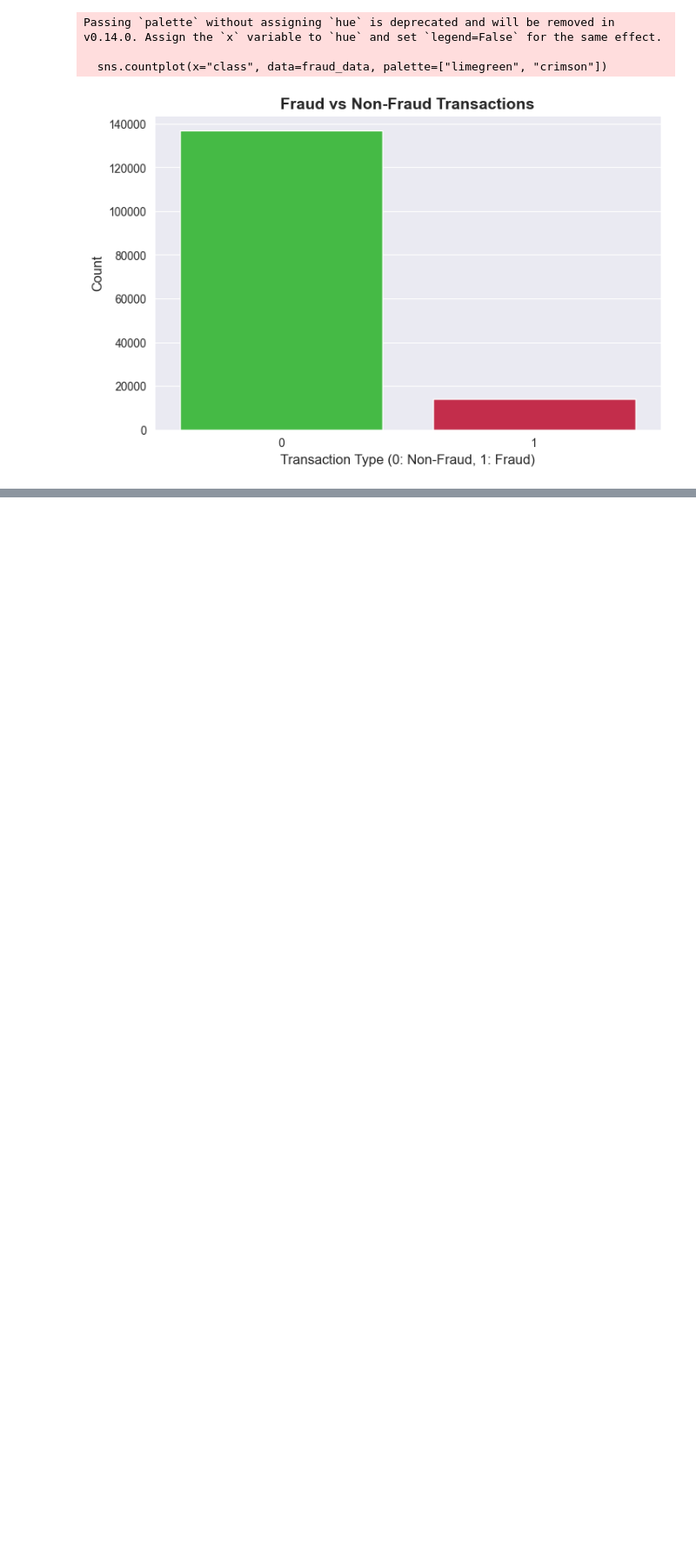
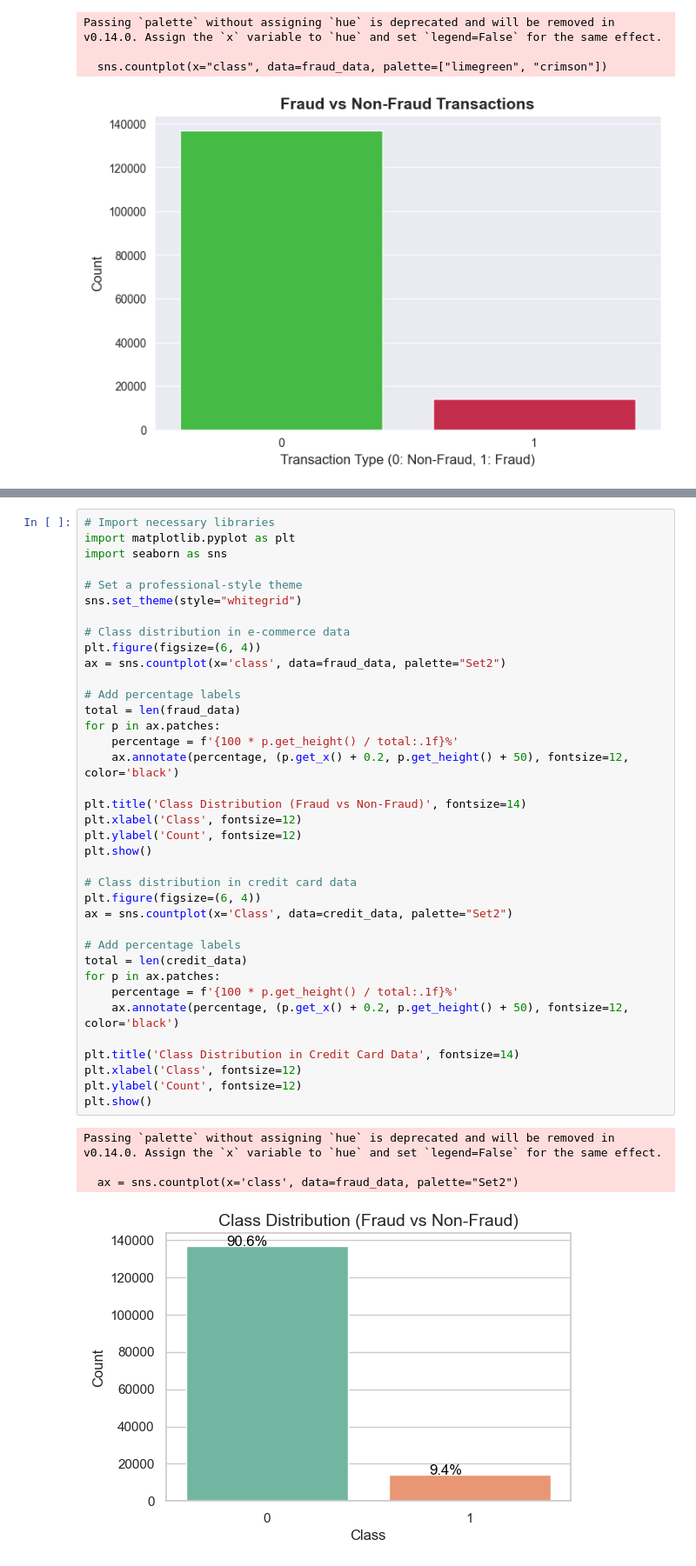
Before and after one commit to Roman0290/fraud-detection-ecommerce-banking, a Jupyter notebook: notebooks/Data_analysis.ipynb, the cells around one changed output, grey strips where cells are left out. Shown: that part at 87% size. Drawn from its saved outputs; the diff is of its cells as text; blank space fills up the shorter version.

```diff
--- a/notebooks/Data_analysis.ipynb
+++ b/notebooks/Data_analysis.ipynb
@@ -211,0 +280,42 @@ Passing `palette` without assigning `hue` is deprecated and will be removed in v
+# %%
+# Import necessary libraries
+import matplotlib.pyplot as plt
+import seaborn as sns
+
+# Set a professional-style theme
+sns.set_theme(style="whitegrid")
+
+# Class distribution in e-commerce data
+plt.figure(figsize=(6, 4))
+ax = sns.countplot(x='class', data=fraud_data, palette="Set2")
+
+# Add percentage labels
+total = len(fraud_data)
+for p in ax.patches:
+    percentage = f'{100 * p.get_height() / total:.1f}%'
+    ax.annotate(percentage, (p.get_x() + 0.2, p.get_height() + 50), fontsize=12, color='black')
+
+plt.title('Class Distribution (Fraud vs Non-Fraud)', fontsize=14)
+plt.xlabel('Class', fontsize=12)
+plt.ylabel('Count', fontsize=12)
+plt.show()
+
+# Class distribution in credit card data
+plt.figure(figsize=(6, 4))
+ax = sns.countplot(x='Class', data=credit_data, palette="Set2")
+
+# Add percentage labels
+total = len(credit_data)
+for p in ax.patches:
+    percentage = f'{100 * p.get_height() / total:.1f}%'
+    ax.annotate(percentage, (p.get_x() + 0.2, p.get_height() + 50), fontsize=12, color='black')
+
+plt.title('Class Distribution in Credit Card Data', fontsize=14)
+plt.xlabel('Class', fontsize=12)
+plt.ylabel('Count', fontsize=12)
+plt.show()
+# %% [output]
+Passing `palette` without assigning `hue` is deprecated and will be removed in v0.14.0. Assign the `x` variable to `hue` and set `legend=False` for the same effect.
+
+  ax = sns.countplot(x='class', data=fraud_data, palette="Set2")
+[figure, added]
```
Also changed, not shown: parts of 30 cells of this notebook, 1 other file.
